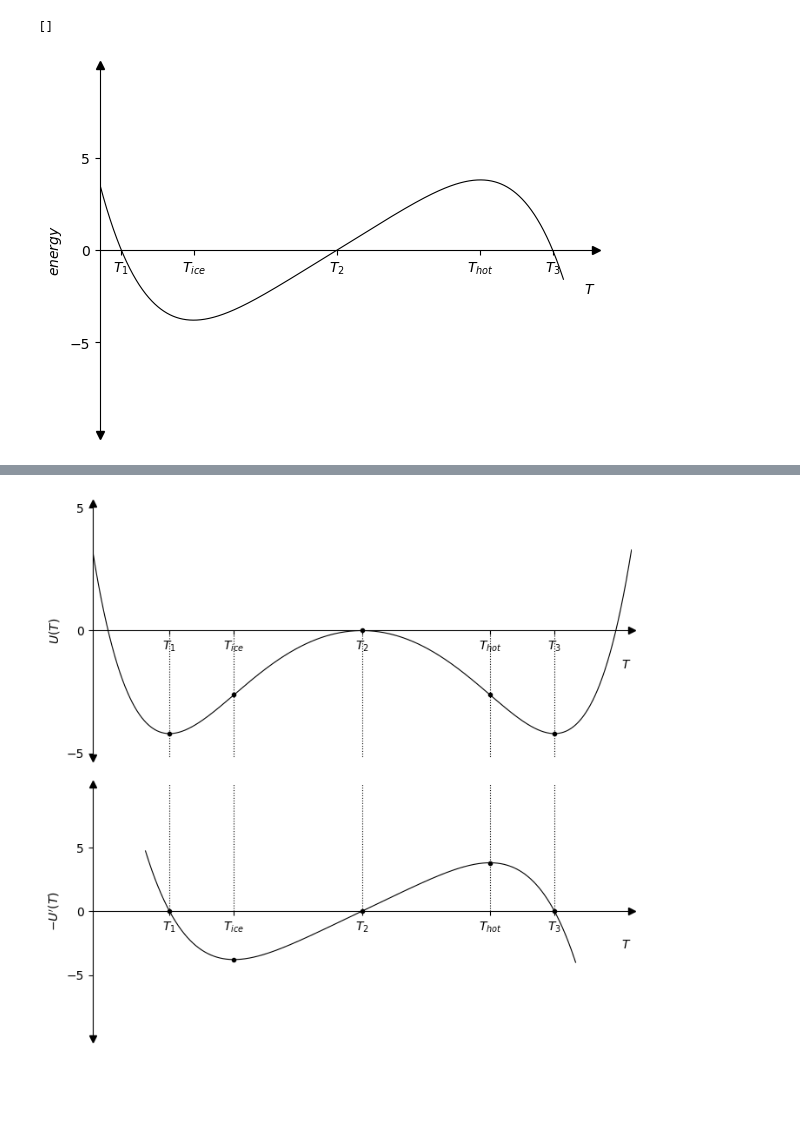
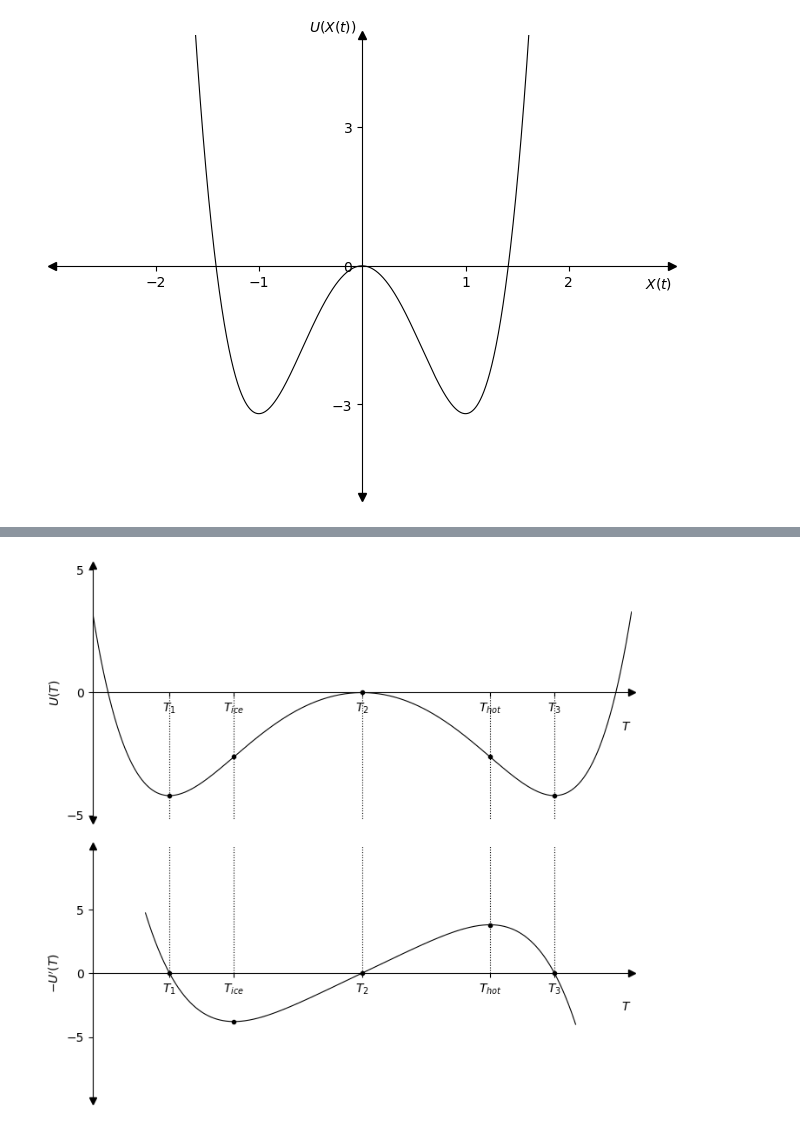
Before and after one commit to abhirao-03/stochastic-resonance, a Jupyter notebook: visualisations.ipynb, the cells around one changed output, grey strips where cells are left out. Saved outputs shown, nothing was run; the diff lists cells and outputs as text; code cells hidden in the pictures; blank space fills up the shorter version.

Commit message:
more visualisation

```diff
--- a/visualisations.ipynb
+++ b/visualisations.ipynb
@@ -3,28 +3,39 @@ from potentials import d_poly__d_x
 import numpy as np
 import matplotlib.pyplot as plt
 # %%
-t = np.zeros(10000)
-x = np.linspace(-1.5, 1.5, t.shape[0])
-extraticks = [-1, -0.66507, 0, 0.66507, 1]
+num_steps = 10000
 
-fig = plt.figure()
+def int_pot(x, a_6=1, a_2=-3.2, t=0, period=1000):
+    beta = 3
+    a_3 = beta * np.sin(2*np.pi * t/period)
+
+    a_5 = (-3/5)*a_3
+    a_4 = (-3*a_6 - a_2)/2
+    all_scale = 2
+
+    return all_scale * (a_6 * x**6 + a_5 * x**5 + a_4 * x**4 + a_3 * x**3 + a_2 * x**2)
+
+
+x = np.linspace(-2, 2, num_steps)
+
+fig = plt.figure(figsize=(8, 6))
 ax = fig.add_subplot(1, 1, 1)
-ax.plot(x[:8500], -d_poly__d_x(x[:8500], t[:8500]), 'k-', linewidth=0.8)
-plt.xticks([])
-plt.yticks([-5, 0, 5])
-plt.ylim((-10, 10))
-plt.xlim((-1.1, 1.2))
-plt.xlabel('$T$', loc='right')
-plt.ylabel('$energy$')
-plt.xticks(list(plt.xticks()[0]) + extraticks, labels=['$T_1$', r'$T_{ice}$', '$T_2$', r'$T_{hot}$', '$T_3$'])
+ax.plot(x, int_pot(x, t=0), 'k-', linewidth=0.8)
+plt.title(r'$t=0$')
+plt.ylim((-5, 5))
+plt.xlim((-3, 3))
+plt.xticks([-2, -1, 1, 2])
+plt.yticks([-3, 0, 3], )
+plt.xlabel(r'$X(t)$', loc='right', labelpad=-10)
+plt.ylabel(r'$U(X(t))$', loc='top', rotation=0, labelpad=-18)
+ax.spines['left'].set_position('center')
 ax.spines['bottom'].set_position('zero')
 ax.spines['right'].set_visible(False)
 ax.spines['top'].set_visible(False)
-ax.plot((-1.1), (1), '^k', transform=ax.get_xaxis_transform(), clip_on=False)  # Y-axis arrow
-ax.plot((-1.1), (0), 'vk', transform=ax.get_xaxis_transform(), clip_on=False)  # Y-axis arrow
+ax.plot((0), (1), '^k', transform=ax.get_xaxis_transform(), clip_on=False)  # Y-axis arrow
+ax.plot((0), (0), 'vk', transform=ax.get_xaxis_transform(), clip_on=False)  # Y-axis arrow
 ax.plot((1), (0), '>k', transform=ax.get_yaxis_transform(), clip_on=False)  # X-axis arrow
-plt.savefig('results/der_pot_showcase.svg', transparent=True)
-plt.plot()
+ax.plot((-0), (0), '<k', transform=ax.get_yaxis_transform(), clip_on=False)  # X-axis arrow
+plt.savefig('results/time_dep_0.svg', transparent=True)
 # %% [output]
-[]
-[figure, old version]
+[figure, new version]
```
Also changed, not shown: parts of 5 cells of this notebook, 5 other files.
